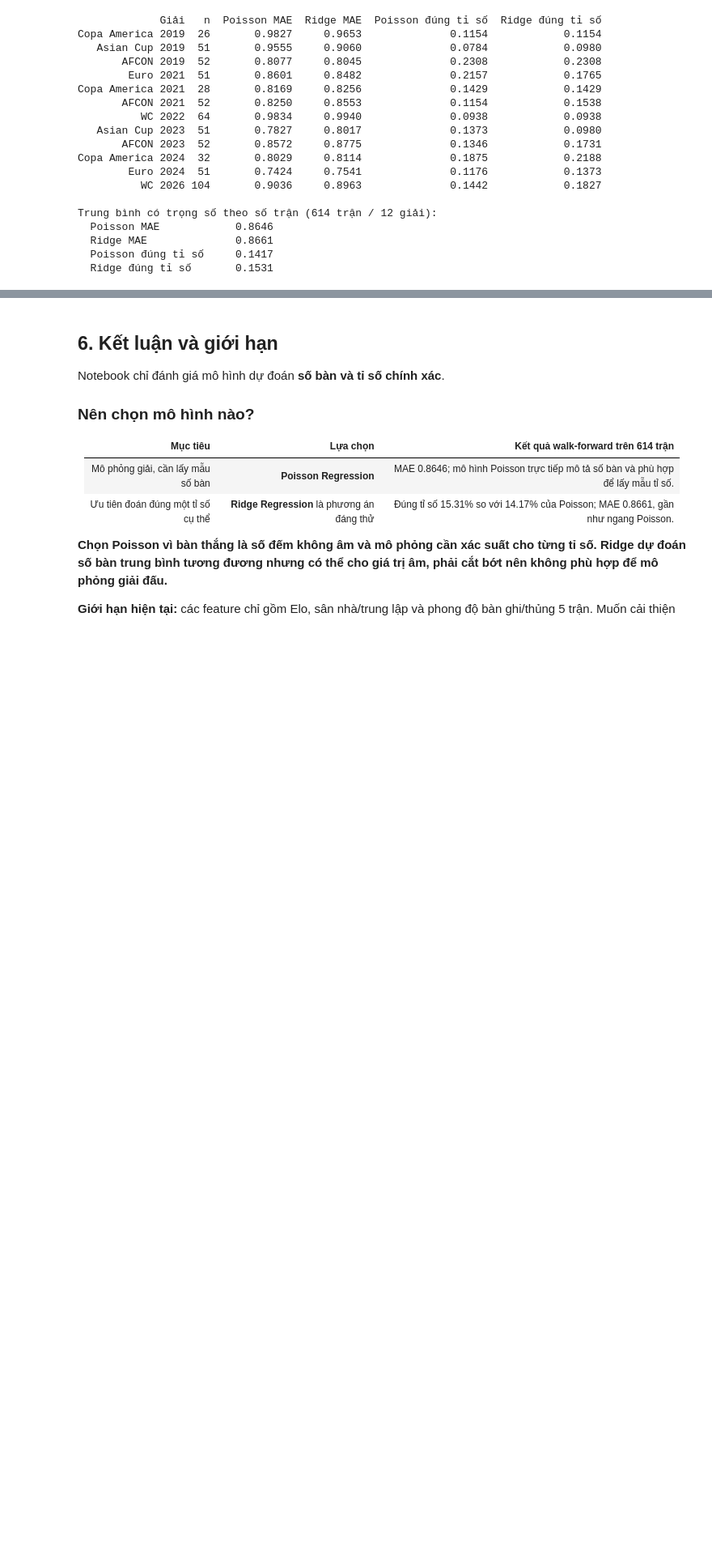
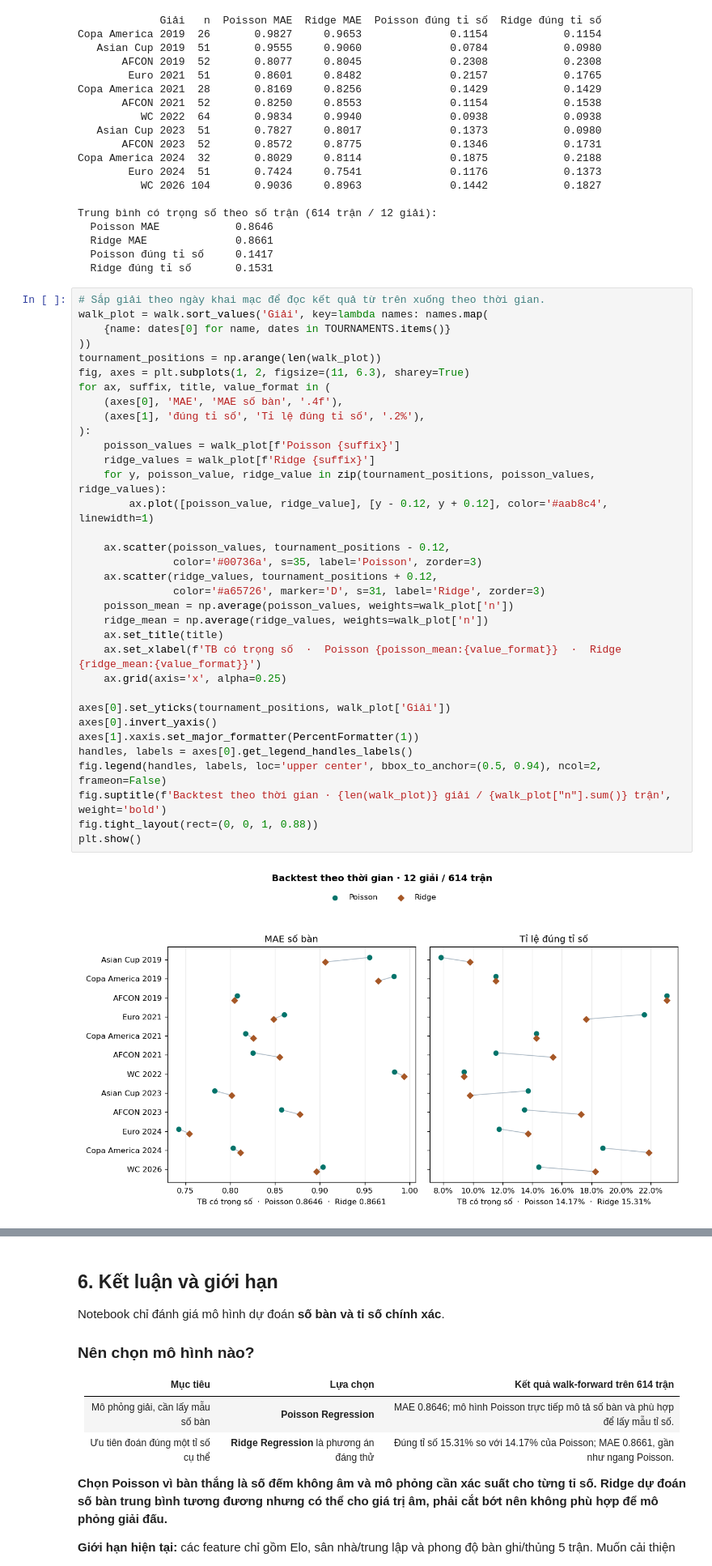
Before and after one commit to Bao3Q/WorldCup2030, a Jupyter notebook: notebooks/train.ipynb, the cells around one changed output, grey strips where cells are left out. Shown at 81% size. Cells and saved outputs as stored; diff of their text form; blank space fills up the shorter version.

```diff
--- a/notebooks/train.ipynb
+++ b/notebooks/train.ipynb
@@ -410,3 +457,39 @@ Trung bình có trọng số theo số trận (614 trận / 12 giải):
   Ridge MAE              0.8661
   Poisson đúng tỉ số     0.1417
   Ridge đúng tỉ số       0.1531
+# %%
+# Sắp giải theo ngày khai mạc để đọc kết quả từ trên xuống theo thời gian.
+walk_plot = walk.sort_values('Giải', key=lambda names: names.map(
+    {name: dates[0] for name, dates in TOURNAMENTS.items()}
+))
+tournament_positions = np.arange(len(walk_plot))
+fig, axes = plt.subplots(1, 2, figsize=(11, 6.3), sharey=True)
+for ax, suffix, title, value_format in (
+    (axes[0], 'MAE', 'MAE số bàn', '.4f'),
+    (axes[1], 'đúng tỉ số', 'Tỉ lệ đúng tỉ số', '.2%'),
+):
+    poisson_values = walk_plot[f'Poisson {suffix}']
+    ridge_values = walk_plot[f'Ridge {suffix}']
+    for y, poisson_value, ridge_value in zip(tournament_positions, poisson_values, ridge_values):
+        ax.plot([poisson_value, ridge_value], [y - 0.12, y + 0.12], color='#aab8c4', linewidth=1)
+
+    ax.scatter(poisson_values, tournament_positions - 0.12,
+               color='#00736a', s=35, label='Poisson', zorder=3)
+    ax.scatter(ridge_values, tournament_positions + 0.12,
+               color='#a65726', marker='D', s=31, label='Ridge', zorder=3)
+    poisson_mean = np.average(poisson_values, weights=walk_plot['n'])
+    ridge_mean = np.average(ridge_values, weights=walk_plot['n'])
+    ax.set_title(title)
+    ax.set_xlabel(f'TB có trọng số  ·  Poisson {poisson_mean:{value_format}}  ·  Ridge {ridge_mean:{value_format}}')
+    ax.grid(axis='x', alpha=0.25)
+
+axes[0].set_yticks(tournament_positions, walk_plot['Giải'])
+axes[0].invert_yaxis()
+axes[1].xaxis.set_major_formatter(PercentFormatter(1))
+handles, labels = axes[0].get_legend_handles_labels()
+fig.legend(handles, labels, loc='upper center', bbox_to_anchor=(0.5, 0.94), ncol=2, frameon=False)
+fig.suptitle(f'Backtest theo thời gian · {len(walk_plot)} giải / {walk_plot["n"].sum()} trận', weight='bold')
+fig.tight_layout(rect=(0, 0, 1, 0.88))
+plt.show()
+# %% [output]
+[figure, added]
```
Also changed, not shown: parts of 10 cells of this notebook, 1 other file.
